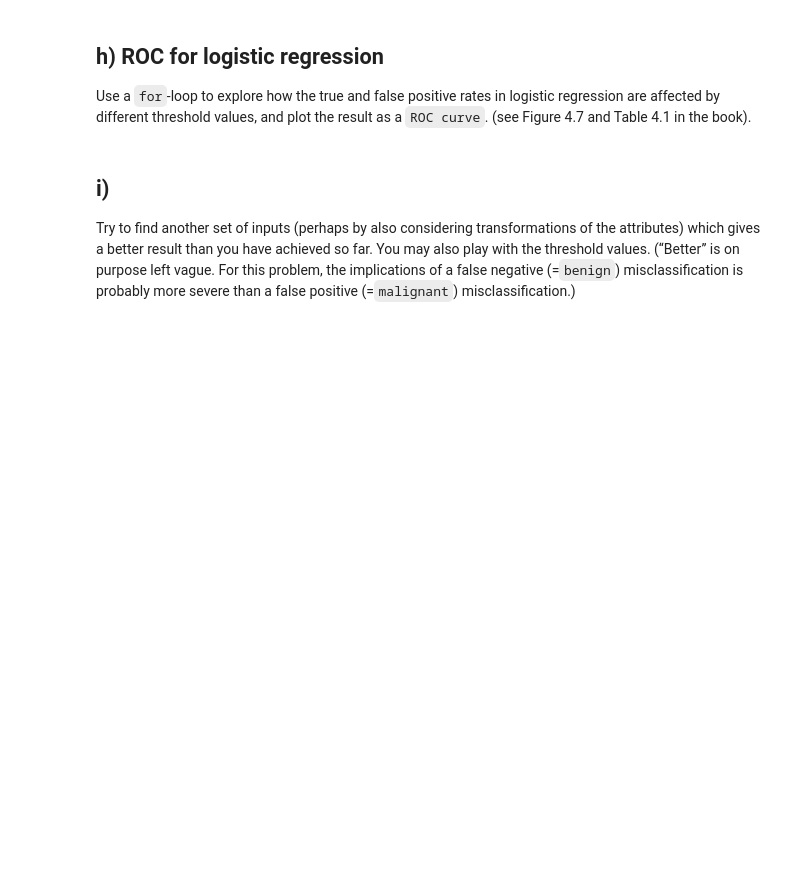
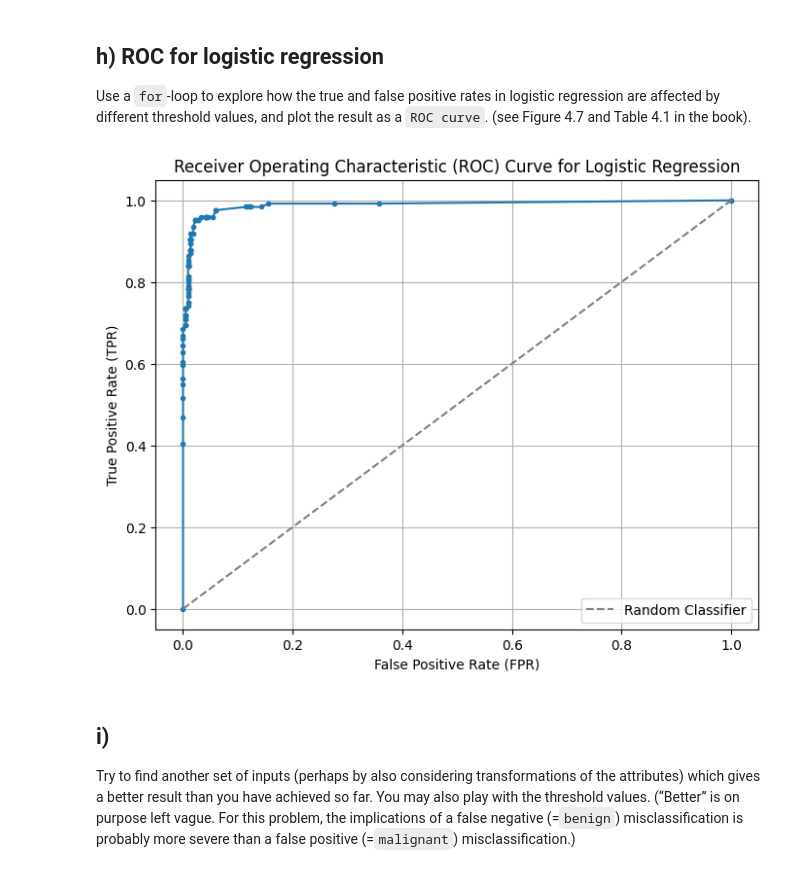
Before and after one commit to zhaotongjie222/-, a Jupyter notebook: exercises/SML-session_4.ipynb, the cells around one changed output. Cells and saved outputs as stored; diff of their text form; code cells hidden in the pictures; blank space fills up the shorter version.

```diff
--- a/exercises/SML-session_4.ipynb
+++ b/exercises/SML-session_4.ipynb
@@ -212,6 +278,53 @@ predictions as a function of $k$.
 # %% [markdown]
 ## h) ROC for logistic regression
 Use a `for`-loop to explore how the true and false positive rates in logistic regression are affected by different threshold values, and plot the result as a `ROC curve`. (see Figure 4.7 and Table 4.1 in the book).
+# %%
+# Get probabilities for the positive class (malignant)
+y_pred_proba_logreg = logreg_model.predict_proba(X_test_logreg)[:, 1] # Probability of 'malignant'
+
+# Define a range of threshold values
+thresholds = np.linspace(0, 1, 100)
+
+tpr_list = [] # True Positive Rate
+fpr_list = [] # False Positive Rate
+
+# Assuming 'malignant' is the positive class and 'benign' is the negative class
+# Convert y_test to 0/1 for easier calculation if not already
+y_test_binary = (y_test == 'malignant').astype(int)
+
+for threshold in thresholds:
+    # Convert probabilities to binary predictions based on the current threshold
+    y_pred_binary = (y_pred_proba_logreg >= threshold).astype(int)
+
+    # Calculate confusion matrix components (TP, FN, FP, TN)
+    # True Positives (TP): Actual malignant, predicted malignant
+    tp = np.sum((y_test_binary == 1) & (y_pred_binary == 1))
+    # False Negatives (FN): Actual malignant, predicted benign
+    fn = np.sum((y_test_binary == 1) & (y_pred_binary == 0))
+    # False Positives (FP): Actual benign, predicted malignant
+    fp = np.sum((y_test_binary == 0) & (y_pred_binary == 1))
+    # True Negatives (TN): Actual benign, predicted benign
+    tn = np.sum((y_test_binary == 0) & (y_pred_binary == 0))
+
+    # Calculate TPR and FPR
+    tpr = tp / (tp + fn) if (tp + fn) > 0 else 0
+    fpr = fp / (fp + tn) if (fp + tn) > 0 else 0
+
+    tpr_list.append(tpr)
+    fpr_list.append(fpr)
+
+# Plot the ROC curve
+plt.figure(figsize=(8, 6))
+plt.plot(fpr_list, tpr_list, marker='.', linestyle='-')
+plt.plot([0, 1], [0, 1], linestyle='--', color='gray', label='Random Classifier') # Diagonal line for reference
+plt.xlabel('False Positive Rate (FPR)')
+plt.ylabel('True Positive Rate (TPR)')
+plt.title('Receiver Operating Characteristic (ROC) Curve for Logistic Regression')
+plt.grid(True)
+plt.legend()
+plt.show()
+# %% [output]
+[figure, added]
 # %% [markdown]
 ## i)
 Try to find another set of inputs (perhaps by also considering transformations of the attributes) which gives a better result than you have achieved so far. You may also play with the threshold values. (“Better” is on purpose left vague. For this problem, the implications of a false negative (=`benign`) misclassification is probably more severe than a false positive (=`malignant`) misclassification.)
```
Also changed, not shown: parts of 25 cells of this notebook.
